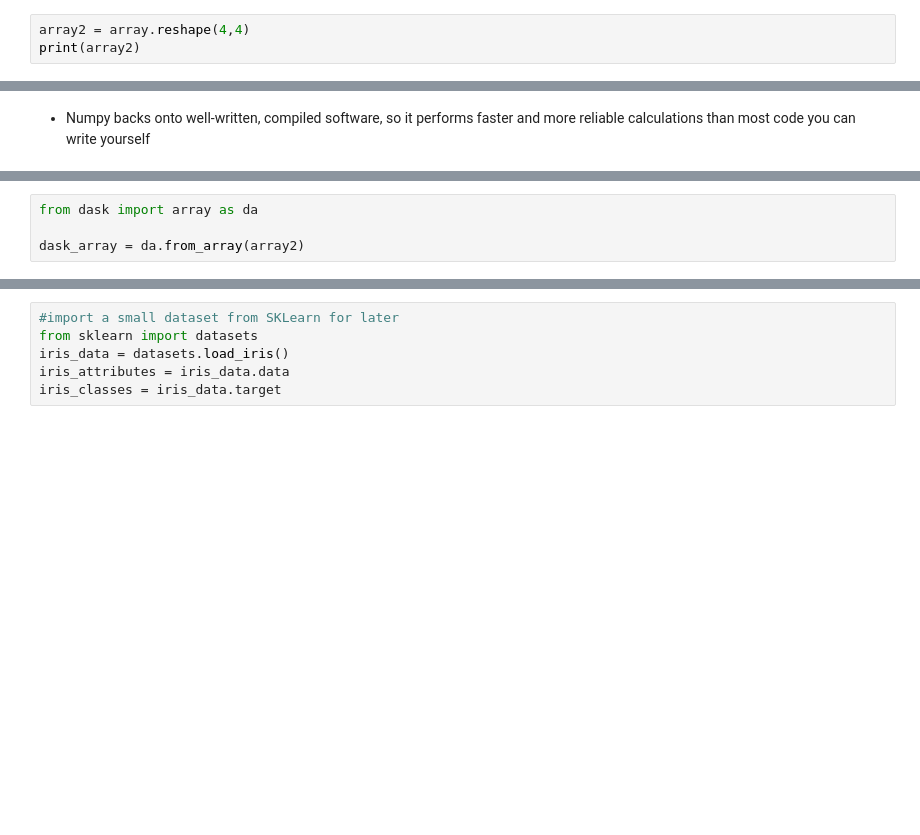
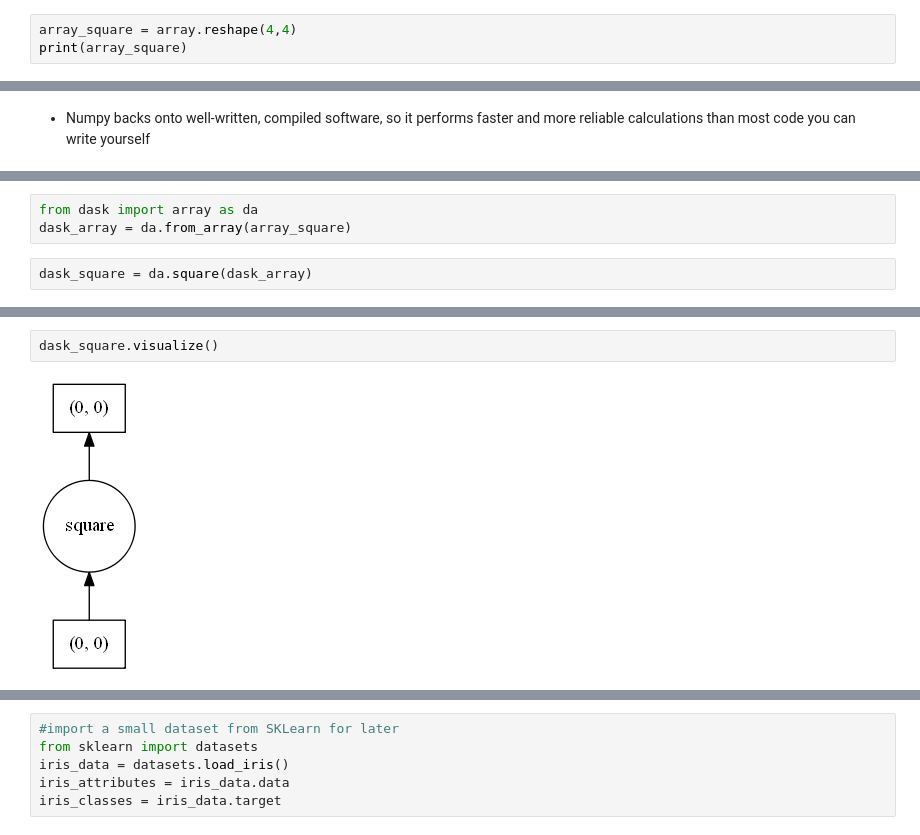
Before and after one commit to MatACENET/Dask-Tutorial, a Jupyter notebook: ACENET -- Dask.ipynb, the cells around one changed output, grey strips where cells are left out. Saved outputs shown, nothing was run; the diff lists cells and outputs as text; blank space fills up the shorter version.

```diff
--- a/ACENET -- Dask.ipynb
+++ b/ACENET -- Dask.ipynb
@@ -396,8 +405,8 @@ print(array)
 # %% [output]
 [ 0  1  2  3  4  5  6  7  8  9 10 11 12 13 14 15]
 # %%
-array2 = array.reshape(4,4)
-print(array2)
+array_square = array.reshape(4,4)
+print(array_square)
 # %% [output]
 [[ 0  1  2  3]
  [ 4  5  6  7]
@@ -461,4 +487,5 @@ heaviside()			Compute the Heaviside step function.
 # %%
 from dask import array as da
-
-dask_array = da.from_array(array2)
+dask_array = da.from_array(array_square)
+# %%
+dask_square = da.square(dask_array)
@@ -464,0 +501,4 @@ dask_array = da.from_array(array2)
+# %%
+dask_square.visualize()
+# %% [output]
+[figure, added]
```
Also changed, not shown: parts of 41 cells of this notebook.
